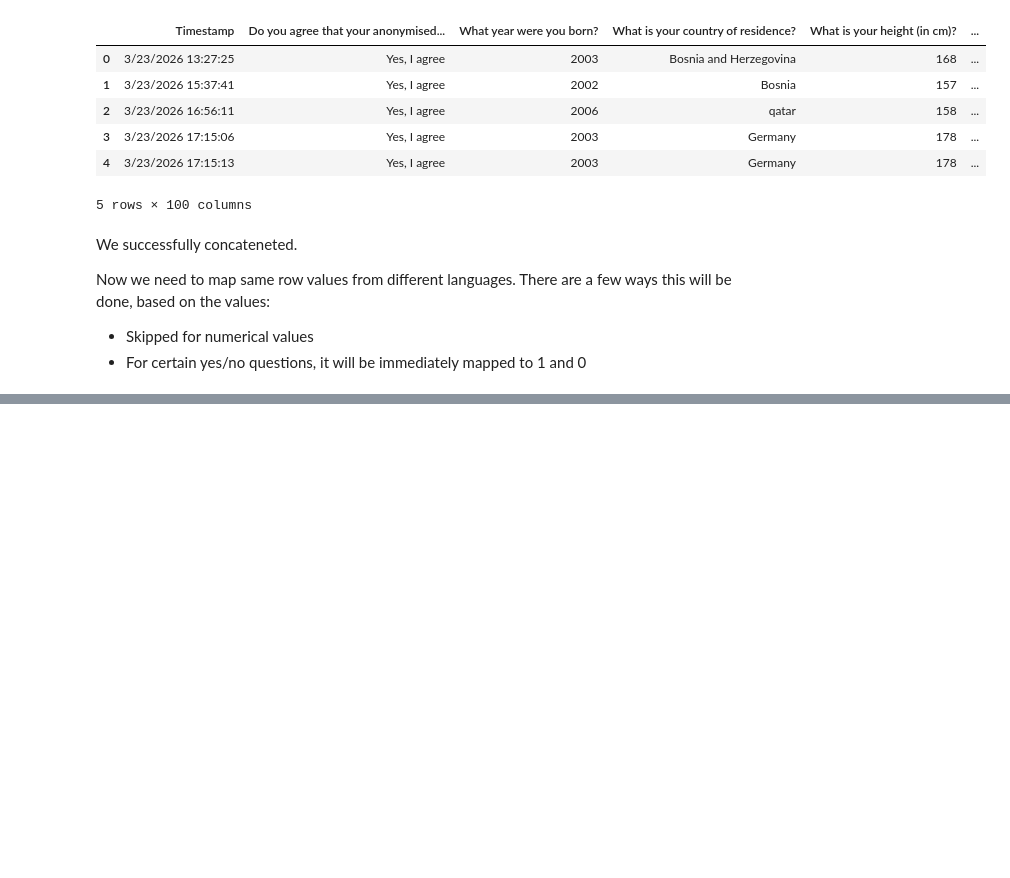
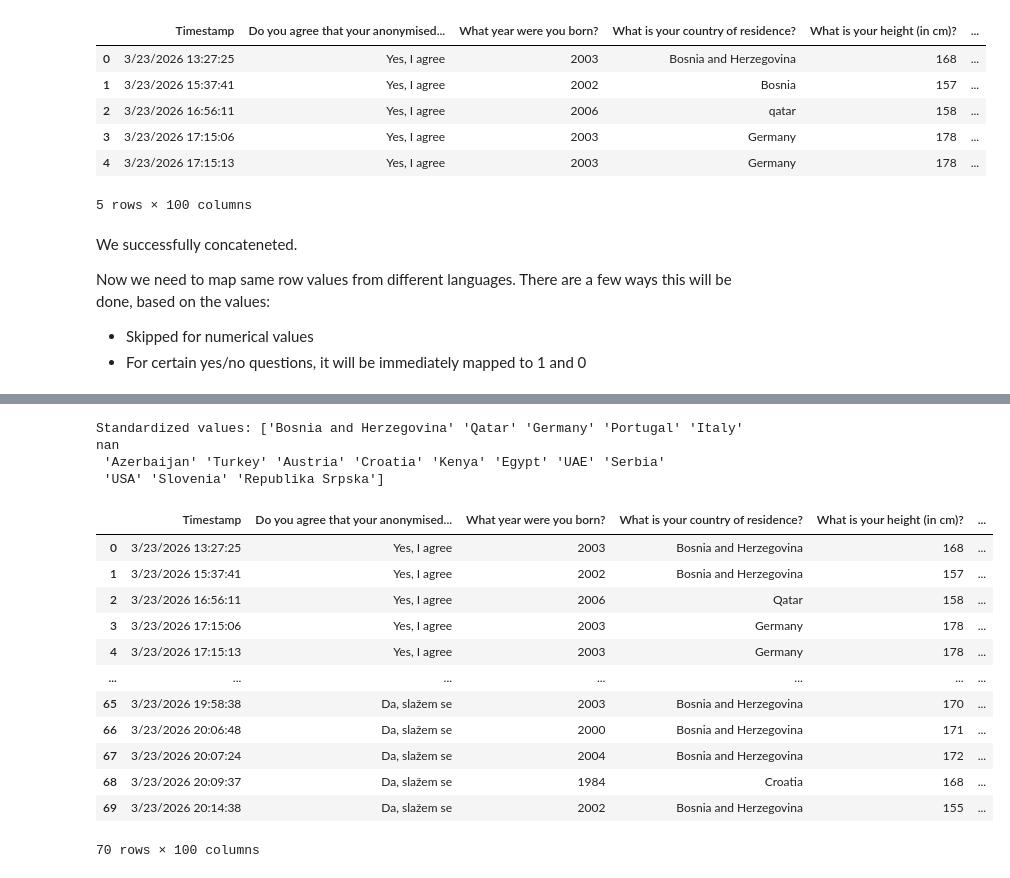
Before and after one commit to edbajric/EndowherAI, a Jupyter notebook: machine-learning/notebooks/preprocessing.ipynb, the cells around one changed output, grey strips where cells are left out. Drawn from its saved outputs; the diff is of its cells as text; code cells hidden in the pictures; blank space fills up the shorter version.

```diff
--- a/machine-learning/notebooks/preprocessing.ipynb
+++ b/machine-learning/notebooks/preprocessing.ipynb
@@ -86,0 +82,54 @@ Keto diet: [0. 3.]
+# %%
+def standardize_country(country):
+    if pd.isnull(country):
+        return country
+    c = country.strip().lower()
+    # Bosnia and Herzegovina
+    if any(x in c for x in ['bos', 'bih']):
+        return 'Bosnia and Herzegovina'
+    # Serbia
+    if any(x in c for x in ['srb', 'serb']):
+        return 'Serbia'
+    # Croatia
+    if any(x in c for x in ['hrv', 'croa', 'hr']):
+        return 'Croatia'
+    # Germany
+    if any(x in c for x in ['ger', 'njem', 'nem', 'alm']):
+        return 'Germany'
+    # Turkey
+    if any(x in c for x in ['turk', 'tür', 'tur']):
+        return 'Turkey'
+    # Austria
+    if any(x in c for x in ['aust', 'aus']):
+        return 'Austria'
+    # Qatar
+    if any(x in c for x in ['qat', 'qatar']):
+        return 'Qatar'
+    # Slovenia
+    if any(x in c for x in ['slo', 'sloven']):
+        return 'Slovenia'
+    return country.strip()
+
+cumulative_df['What is your country of residence?'] = cumulative_df['What is your country of residence?'].apply(standardize_country)
+
+print('Standardized values:', cumulative_df['What is your country of residence?'].unique())
+# %% [output]
+Standardized values: ['Bosnia and Herzegovina' 'Qatar' 'Germany' 'Portugal' 'Italy' nan
+ 'Azerbaijan' 'Turkey' 'Austria' 'Croatia' 'Kenya' 'Egypt' 'UAE' 'Serbia'
+ 'USA' 'Slovenia' 'Republika Srpska']
+# %%
+cumulative_df.head(70)
+# %% [output]
+|  | Timestamp | Do you agree that your anonymised... | What year were you born? | What is your country of residence? | What is your height (in cm)? | ... |
+| 0 | 3/23/2026 13:27:25 | Yes, I agree | 2003 | Bosnia and Herzegovina | 168 | ... |
+| 1 | 3/23/2026 15:37:41 | Yes, I agree | 2002 | Bosnia and Herzegovina | 157 | ... |
+| 2 | 3/23/2026 16:56:11 | Yes, I agree | 2006 | Qatar | 158 | ... |
+| 3 | 3/23/2026 17:15:06 | Yes, I agree | 2003 | Germany | 178 | ... |
+| 4 | 3/23/2026 17:15:13 | Yes, I agree | 2003 | Germany | 178 | ... |
+| ... | ... | ... | ... | ... | ... | ... |
+| 65 | 3/23/2026 19:58:38 | Da, slažem se | 2003 | Bosnia and Herzegovina | 170 | ... |
+| 66 | 3/23/2026 20:06:48 | Da, slažem se | 2000 | Bosnia and Herzegovina | 171 | ... |
+| 67 | 3/23/2026 20:07:24 | Da, slažem se | 2004 | Bosnia and Herzegovina | 172 | ... |
+| 68 | 3/23/2026 20:09:37 | Da, slažem se | 1984 | Croatia | 168 | ... |
+| 69 | 3/23/2026 20:14:38 | Da, slažem se | 2002 | Bosnia and Herzegovina | 155 | ... |
+70 rows × 100 columns
```
Also changed, not shown: parts of 76 cells of this notebook, 2 other files.
